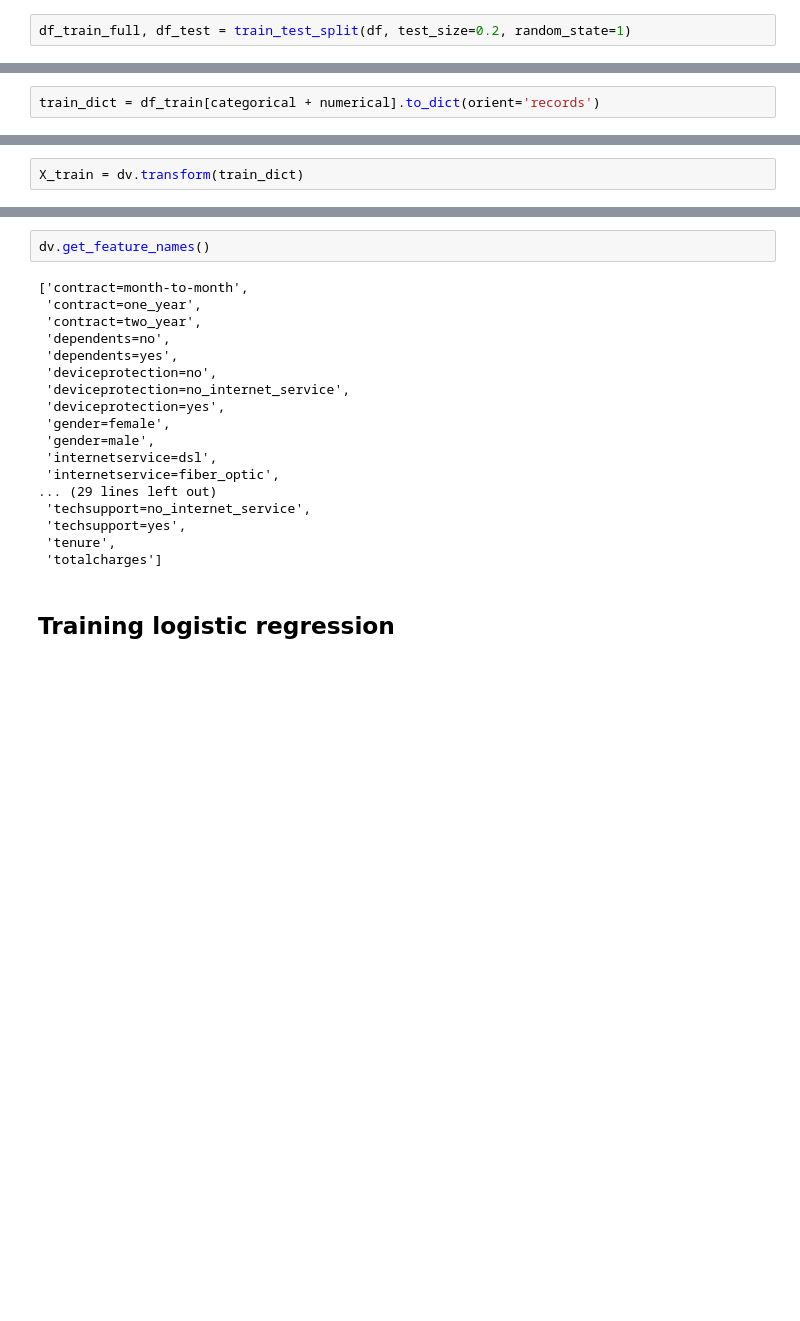
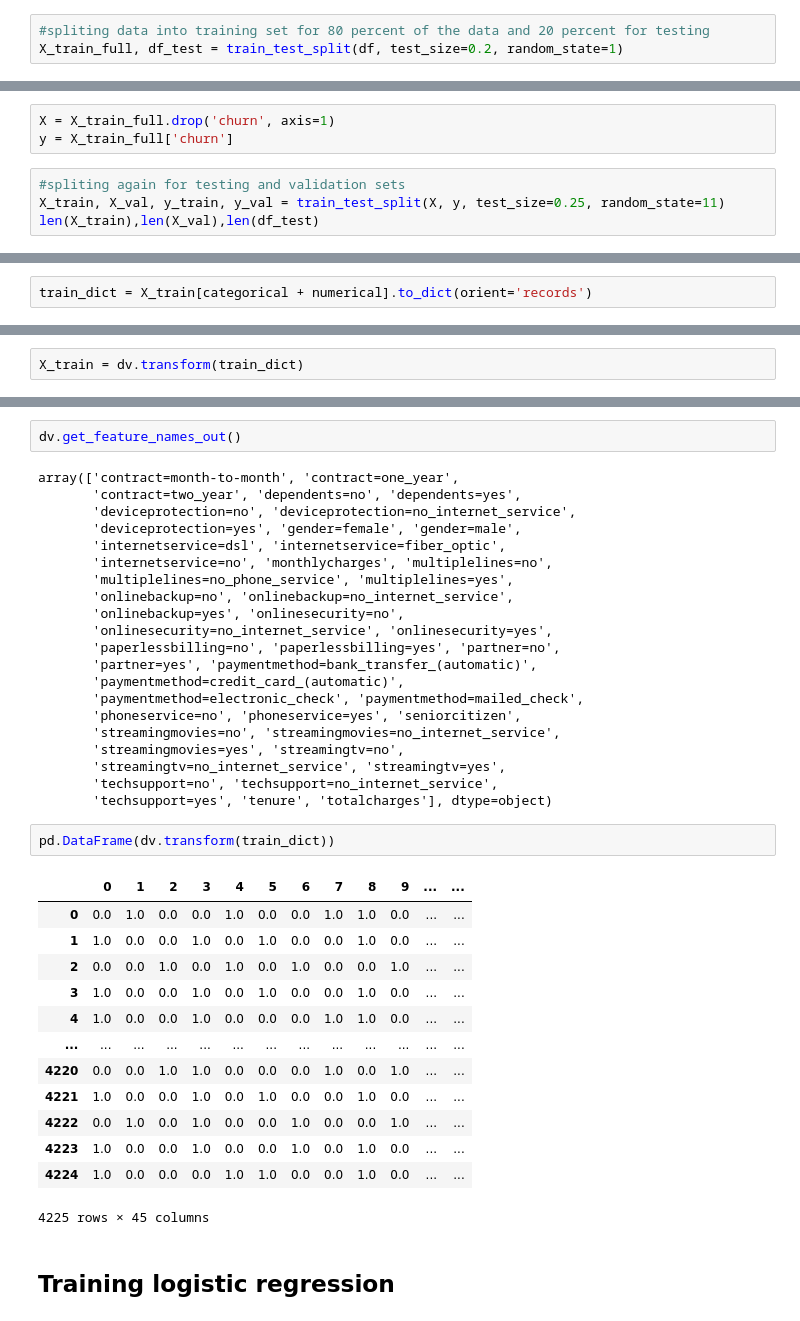
Before and after one commit to nateeatsrice/Churn-Prediction, a Jupyter notebook: churn_pred.ipynb, the cells around one changed output, grey strips where cells are left out. Saved outputs shown, nothing was run; the diff lists cells and outputs as text; blank space fills up the shorter version.

```diff
--- a/churn_pred.ipynb
+++ b/churn_pred.ipynb
@@ -105,2 +147,3 @@ from sklearn.model_selection import train_test_split
 # %%
-df_train_full, df_test = train_test_split(df, test_size=0.2, random_state=1)
+#spliting data into training set for 80 percent of the data and 20 percent for testing
+X_train_full, df_test = train_test_split(df, test_size=0.2, random_state=1)
@@ -114,0 +150,7 @@ del df_val['churn']
+# %%
+X = X_train_full.drop('churn', axis=1)
+y = X_train_full['churn']
+# %%
+#spliting again for testing and validation sets
+X_train, X_val, y_train, y_val = train_test_split(X, y, test_size=0.25, random_state=11)
+len(X_train),len(X_val),len(df_test)
@@ -332,7 +417,7 @@ df_train_full.groupby(by='churn')[numerical].mean()
 # %%
 from sklearn.feature_extraction import DictVectorizer
 # %%
-train_dict = df_train[categorical + numerical].to_dict(orient='records')
+train_dict = X_train[categorical + numerical].to_dict(orient='records')
 # %%
 train_dict[0]
 # %% [output]
@@ -369,23 +455,42 @@ X_train.shape
 # %%
-dv.get_feature_names()
+dv.get_feature_names_out()
 # %% [output]
-['contract=month-to-month',
- 'contract=one_year',
- 'contract=two_year',
- 'dependents=no',
- 'dependents=yes',
- 'deviceprotection=no',
- 'deviceprotection=no_internet_service',
- 'deviceprotection=yes',
- 'gender=female',
- 'gender=male',
- 'internetservice=dsl',
- 'internetservice=fiber_optic',
-... (29 lines left out)
- 'techsupport=no_internet_service',
- 'techsupport=yes',
- 'tenure',
- 'totalcharges']
+array(['contract=month-to-month', 'contract=one_year',
+       'contract=two_year', 'dependents=no', 'dependents=yes',
+       'deviceprotection=no', 'deviceprotection=no_internet_service',
+       'deviceprotection=yes', 'gender=female', 'gender=male',
+       'internetservice=dsl', 'internetservice=fiber_optic',
+       'internetservice=no', 'monthlycharges', 'multiplelines=no',
+       'multiplelines=no_phone_service', 'multiplelines=yes',
+       'onlinebackup=no', 'onlinebackup=no_internet_service',
+       'onlinebackup=yes', 'onlinesecurity=no',
+       'onlinesecurity=no_internet_service', 'onlinesecurity=yes',
+       'paperlessbilling=no', 'paperlessbilling=yes', 'partner=no',
+       'partner=yes', 'paymentmethod=bank_transfer_(automatic)',
+       'paymentmethod=credit_card_(automatic)',
+       'paymentmethod=electronic_check', 'paymentmethod=mailed_check',
+       'phoneservice=no', 'phoneservice=yes', 'seniorcitizen',
+       'streamingmovies=no', 'streamingmovies=no_internet_service',
+       'streamingmovies=yes', 'streamingtv=no',
+       'streamingtv=no_internet_service', 'streamingtv=yes',
+       'techsupport=no', 'techsupport=no_internet_service',
+       'techsupport=yes', 'tenure', 'totalcharges'], dtype=object)
+# %%
+pd.DataFrame(dv.transform(train_dict))
+# %% [output]
+|  | 0 | 1 | 2 | 3 | 4 | 5 | 6 | 7 | 8 | 9 | ... | ... |
+| 0 | 0.0 | 1.0 | 0.0 | 0.0 | 1.0 | 0.0 | 0.0 | 1.0 | 1.0 | 0.0 | ... | ... |
+| 1 | 1.0 | 0.0 | 0.0 | 1.0 | 0.0 | 1.0 | 0.0 | 0.0 | 1.0 | 0.0 | ... | ... |
+| 2 | 0.0 | 0.0 | 1.0 | 0.0 | 1.0 | 0.0 | 1.0 | 0.0 | 0.0 | 1.0 | ... | ... |
+| 3 | 1.0 | 0.0 | 0.0 | 1.0 | 0.0 | 1.0 | 0.0 | 0.0 | 1.0 | 0.0 | ... | ... |
+| 4 | 1.0 | 0.0 | 0.0 | 1.0 | 0.0 | 0.0 | 0.0 | 1.0 | 1.0 | 0.0 | ... | ... |
+| ... | ... | ... | ... | ... | ... | ... | ... | ... | ... | ... | ... | ... |
+| 4220 | 0.0 | 0.0 | 1.0 | 1.0 | 0.0 | 0.0 | 0.0 | 1.0 | 0.0 | 1.0 | ... | ... |
+| 4221 | 1.0 | 0.0 | 0.0 | 1.0 | 0.0 | 1.0 | 0.0 | 0.0 | 1.0 | 0.0 | ... | ... |
+| 4222 | 0.0 | 1.0 | 0.0 | 1.0 | 0.0 | 0.0 | 1.0 | 0.0 | 0.0 | 1.0 | ... | ... |
+| 4223 | 1.0 | 0.0 | 0.0 | 1.0 | 0.0 | 0.0 | 1.0 | 0.0 | 1.0 | 0.0 | ... | ... |
+| 4224 | 1.0 | 0.0 | 0.0 | 0.0 | 1.0 | 1.0 | 0.0 | 0.0 | 1.0 | 0.0 | ... | ... |
+4225 rows × 45 columns
 # %% [markdown]
 ## Training logistic regression
 # %%
```
Also changed, not shown: parts of 74 cells of this notebook.
